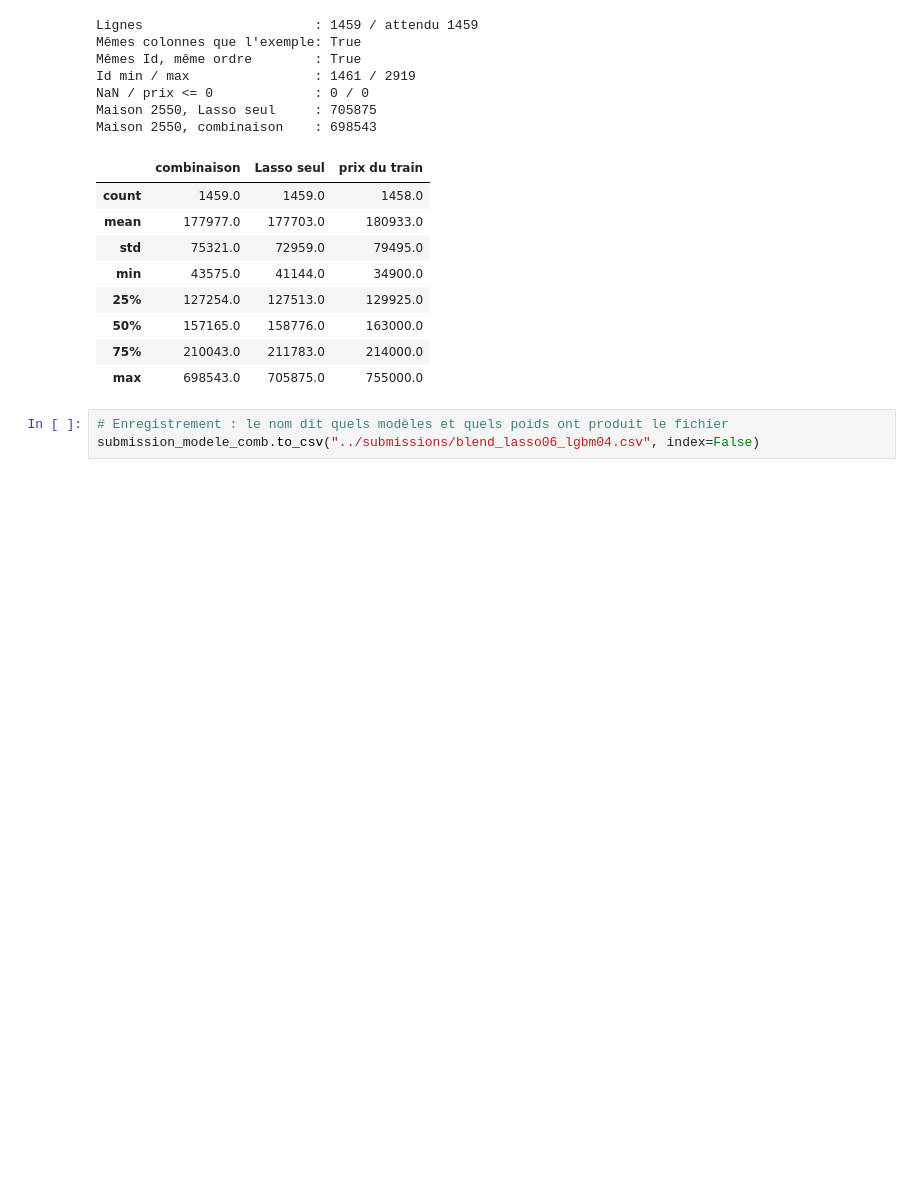
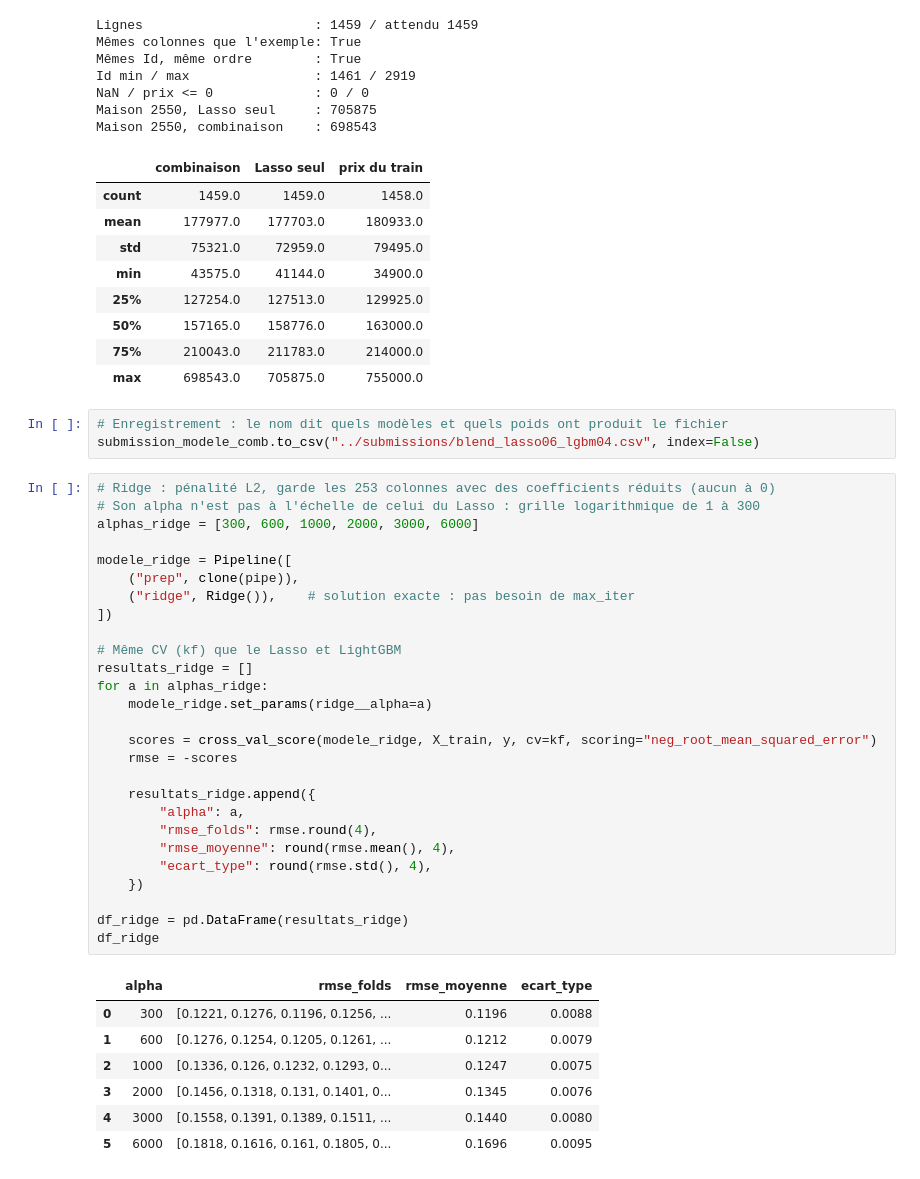
Before and after one commit to raybelpro77git/kaggle-house-prices, a Jupyter notebook: notebooks/02_modeling.ipynb, the cells around one changed output. Drawn from its saved outputs; the diff is of its cells as text; blank space fills up the shorter version.

```diff
--- a/notebooks/02_modeling.ipynb
+++ b/notebooks/02_modeling.ipynb
@@ -549,3 +552,38 @@ Maison 2550, combinaison    : 698543
 # %%
 # Enregistrement : le nom dit quels modèles et quels poids ont produit le fichier
 submission_modele_comb.to_csv("../submissions/blend_lasso06_lgbm04.csv", index=False)
+# %%
+# Ridge : pénalité L2, garde les 253 colonnes avec des coefficients réduits (aucun à 0)
+# Son alpha n'est pas à l'échelle de celui du Lasso : grille logarithmique de 1 à 300
+alphas_ridge = [300, 600, 1000, 2000, 3000, 6000]
+
+modele_ridge = Pipeline([
+    ("prep", clone(pipe)),
+    ("ridge", Ridge()),    # solution exacte : pas besoin de max_iter
+])
+
+# Même CV (kf) que le Lasso et LightGBM
+resultats_ridge = []
+for a in alphas_ridge:
+    modele_ridge.set_params(ridge__alpha=a)
+
+    scores = cross_val_score(modele_ridge, X_train, y, cv=kf, scoring="neg_root_mean_squared_error")
+    rmse = -scores
+
+    resultats_ridge.append({
+        "alpha": a,
+        "rmse_folds": rmse.round(4),
+        "rmse_moyenne": round(rmse.mean(), 4),
+        "ecart_type": round(rmse.std(), 4),
+    })
+
+df_ridge = pd.DataFrame(resultats_ridge)
+df_ridge
+# %% [output]
+|  | alpha | rmse_folds | rmse_moyenne | ecart_type |
+| 0 | 300 | [0.1221, 0.1276, 0.1196, 0.1256, ... | 0.1196 | 0.0088 |
+| 1 | 600 | [0.1276, 0.1254, 0.1205, 0.1261, ... | 0.1212 | 0.0079 |
+| 2 | 1000 | [0.1336, 0.126, 0.1232, 0.1293, 0... | 0.1247 | 0.0075 |
+| 3 | 2000 | [0.1456, 0.1318, 0.131, 0.1401, 0... | 0.1345 | 0.0076 |
+| 4 | 3000 | [0.1558, 0.1391, 0.1389, 0.1511, ... | 0.1440 | 0.0080 |
+| 5 | 6000 | [0.1818, 0.1616, 0.161, 0.1805, 0... | 0.1696 | 0.0095 |
```
Also changed, not shown: parts of 4 cells of this notebook.
